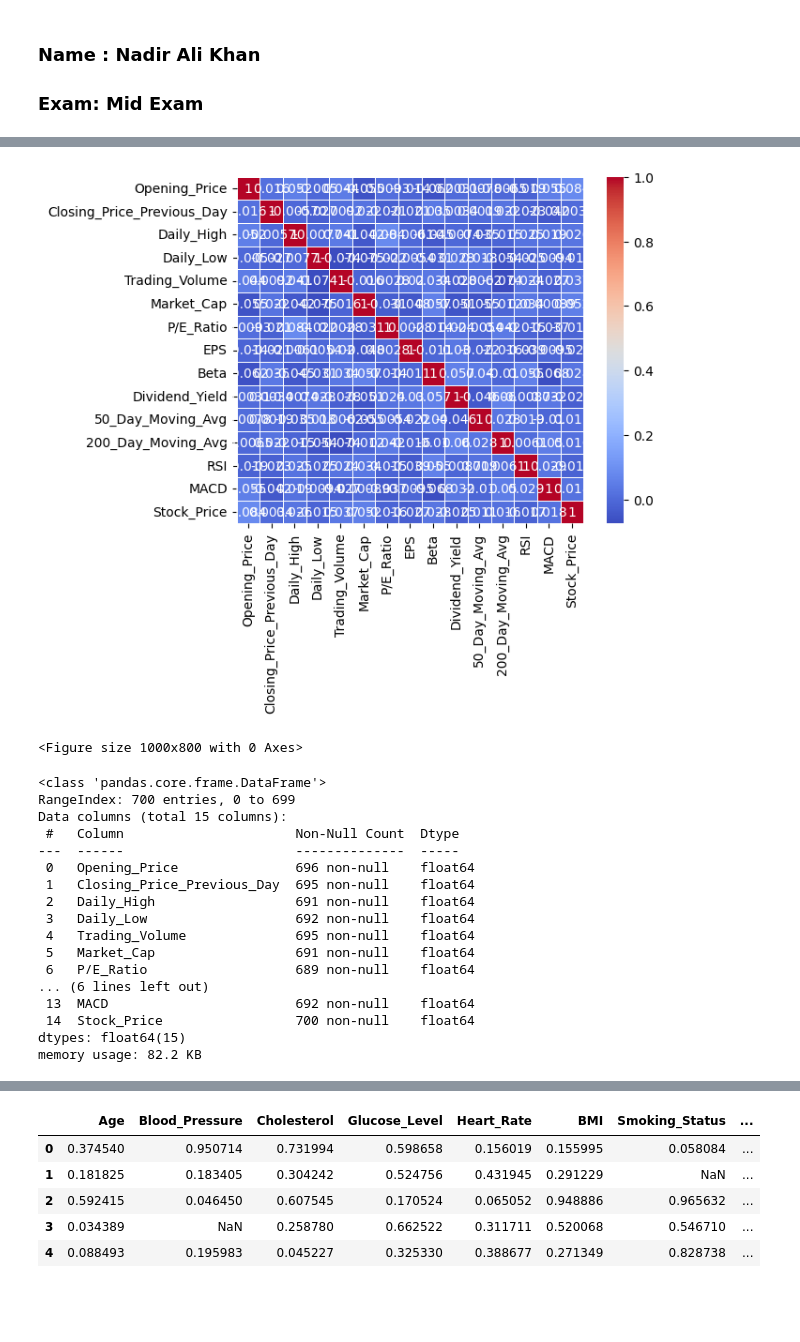
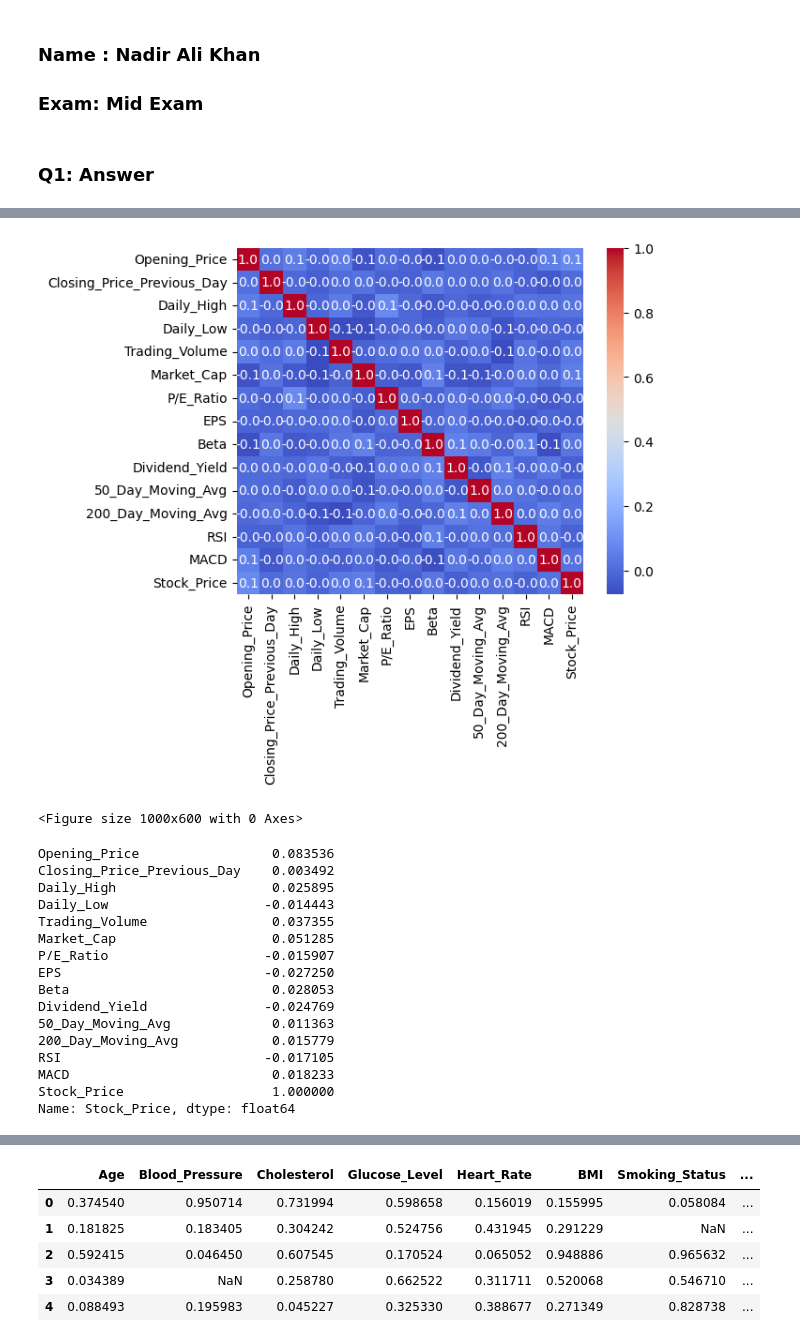
Before and after one commit to NadirAliOfficial/Data-Science-Course-IBA, a Jupyter notebook: assignments/MidExam_NadirAliKhan.ipynb, the cells around one changed output, grey strips where cells are left out. Drawn from its saved outputs; the diff is of its cells as text; code cells hidden in the pictures; blank space fills up the shorter version.

```diff
--- a/assignments/MidExam_NadirAliKhan.ipynb
+++ b/assignments/MidExam_NadirAliKhan.ipynb
@@ -7,5 +6,7 @@ import numpy as np
 import matplotlib.pyplot as plt
 import seaborn as sns
+# %% [markdown]
+### Q1: Answer
 # %%
 data  = pd.read_csv('/home/nak/Data-Science-Course-IBA/assignments/Stock_Market_Regression_Dataset.csv')
 df = pd.DataFrame(data)
@@ -18,10 +19,33 @@ df.head()
 | 3 | 0.845112 | 0.982588 | 0.692234 | 0.378223 | 0.280861 | 0.663318 | 0.980817 | ... |
 | 4 | 0.774764 | 0.448516 | 0.531068 | 0.900515 | 0.551647 | 0.255397 | 0.435620 | ... |
 # %%
+#  Filling Missing Values
+df.fillna(df.median(), inplace=True)
+
 correlation_matrix = df.corr()
-sns.heatmap(correlation_matrix, annot=True,  cmap='coolwarm', square=True, linewidths=0.5)
-plt.figure(figsize=(10, 8))
+sns.heatmap(correlation_matrix, annot=True,  cmap='coolwarm', square=True, fmt='.1f')
+plt.figure(figsize=(10, 6))
 plt.show()
+
+# strong positive ans strong negative
+correlation_matrix.Stock_Price.sort_values(ascending=False)
+correlation_matrix.Stock_Price
 # %% [output]
-[figure, old version]
+[figure, new version]
-<Figure size 1000x800 with 0 Axes>
+<Figure size 1000x600 with 0 Axes>
+Opening_Price                 0.083536
+Closing_Price_Previous_Day    0.003492
+Daily_High                    0.025895
+Daily_Low                    -0.014443
+Trading_Volume                0.037355
+Market_Cap                    0.051285
+P/E_Ratio                    -0.015907
+EPS                          -0.027250
+Beta                          0.028053
+Dividend_Yield               -0.024769
+50_Day_Moving_Avg             0.011363
+200_Day_Moving_Avg            0.015779
+RSI                          -0.017105
+MACD                          0.018233
+Stock_Price                   1.000000
+Name: Stock_Price, dtype: float64
@@ -30,21 +51,0 @@ plt.show()
-# %%
-# Use stock market dataset to build a linear and multi regression model that predicts stock prices based on inputs. Calcultate accuraucy score and make plot of actual and predicted labels
-df.info()
-# %% [output]
-<class 'pandas.core.frame.DataFrame'>
-RangeIndex: 700 entries, 0 to 699
-Data columns (total 15 columns):
- #   Column                      Non-Null Count  Dtype
----  ------                      --------------  -----
- 0   Opening_Price               696 non-null    float64
- 1   Closing_Price_Previous_Day  695 non-null    float64
- 2   Daily_High                  691 non-null    float64
- 3   Daily_Low                   692 non-null    float64
- 4   Trading_Volume              695 non-null    float64
- 5   Market_Cap                  691 non-null    float64
- 6   P/E_Ratio                   689 non-null    float64
-... (6 lines left out)
- 13  MACD                        692 non-null    float64
- 14  Stock_Price                 700 non-null    float64
-dtypes: float64(15)
-memory usage: 82.2 KB
```
Also changed, not shown: parts of 15 cells of this notebook, 11 other files.
